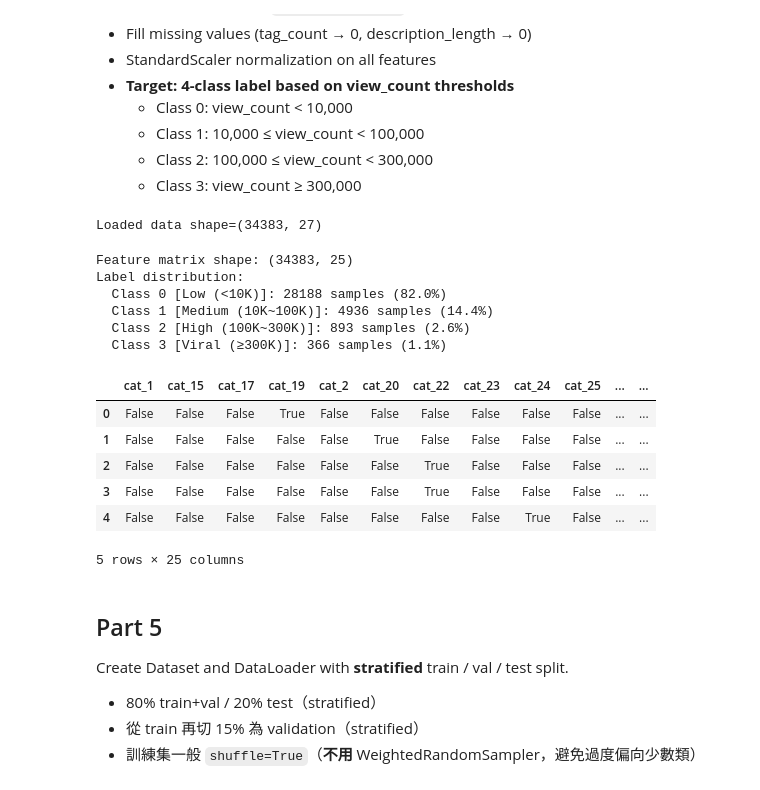
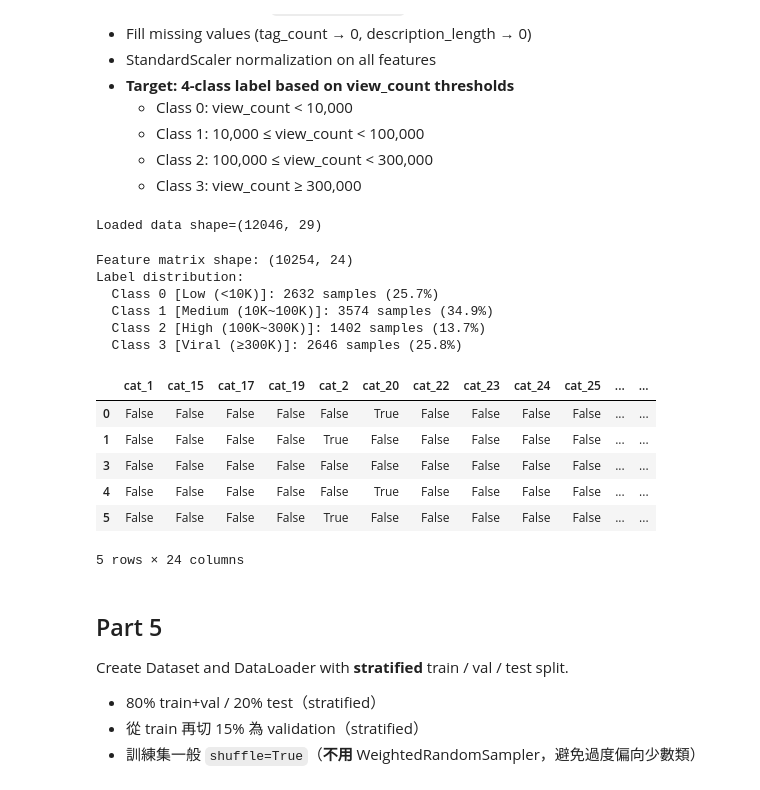
Before and after one commit to yitingCurry/DL_Final_Project, a Jupyter notebook: DL_FINAL_MLP_Classification.ipynb, the cells around one changed output. Cells and saved outputs as stored; diff of their text form; code cells hidden in the pictures.

```diff
--- a/DL_FINAL_MLP_Classification.ipynb
+++ b/DL_FINAL_MLP_Classification.ipynb
@@ -152,22 +154,16 @@ class StandardScaler:
 
 
 # ── 讀取資料 ────────────────────────────────────────────────
-data_dir = 'DL-Final/data'
-files = os.listdir(data_dir)
+# data_dir = 'DL-Final/data'
+# files = os.listdir(data_dir)
 
-csv_files  = [f for f in files if f.endswith('.csv')]
-json_files = [f for f in files if f.endswith('.json')]
-
-if csv_files:
-    df = pd.read_csv(os.path.join(data_dir, csv_files[0]))
-elif json_files:
-    df = pd.read_json(os.path.join(data_dir, json_files[0]))
-else:
-    raise FileNotFoundError('找不到資料檔')
+# 直接載入位於 /content/ 的 tw_youtube_videos.jsonl 檔案
+file_path = '/content/tw_youtube_videos.jsonl'
+df = pd.read_json(file_path, lines=True)
 
 print(f'Loaded data shape={df.shape}')
 # %% [output]
-Loaded data shape=(34383, 27)
+Loaded data shape=(12046, 29)
 # %%
 # ── 特徵工程 ────────────────────────────────────────────────
 
@@ -194,56 +190,55 @@ if 'published_at' in df.columns:
     df_encoded['pub_weekday_sin']  = np.sin(2 * np.pi * df_encoded['pub_weekday'] / 7.0)
     df_encoded['pub_weekday_cos']  = np.cos(2 * np.pi * df_encoded['pub_weekday'] / 7.0)
 
+# 確保數值型欄位為數值，並處理潛在的非數值資料
+for col in ['subscriber_count', 'description_length', 'channel_view_count', 'channel_video_count', 'tags_count']:
+    if col in df_encoded.columns:
+        df_encoded[col] = pd.to_numeric(df_encoded[col], errors='coerce').fillna(0)
+
 # subscriber_count / duration / description 壓縮至 log scale
 df_encoded['subscriber_count']   = np.log1p(df_encoded['subscriber_count'])
 df_encoded['video_duration_sec'] = np.log1p(df_encoded['video_duration_sec'])
 df_encoded['description_length'] = np.log1p(df_encoded['description_length'])
 df_encoded['channel_view_count'] = np.log1p(df_encoded['channel_view_count'])
 df_encoded['channel_video_count'] = np.log1p(df_encoded['channel_video_count'])
 
-df['days_since_published'] = df['published_at'].apply(
-    lambda x: (datetime.now(timezone.utc) -
-               datetime.fromisoformat(str(x).replace('Z','+00:00'))).days
-    if 'T' in str(x) else 0
-)
-df_encoded['days_since_published'] = np.log1p(df['days_since_published'])
 
 # 4. 建立特徵清單 (包含 One-hot 後的欄位)
 CAT_COLS = [col for col in df_encoded.columns if col.startswith('cat_')]
 NUM_COLS = ['subscriber_count', 'video_duration_sec', 'tags_count', 'description_length',
-            'pub_hour_sin', 'pub_hour_cos', 'pub_weekday_sin', 'pub_weekday_cos','days_since_published',
+            'pub_hour_sin', 'pub_hour_cos', 'pub_weekday_sin', 'pub_weekday_cos',
             'channel_view_count','channel_video_count']
 FEATURE_COLS = CAT_COLS + NUM_COLS
 
 X = df_encoded[FEATURE_COLS].values.astype(np.float32)
 input_dim = X.shape[1]
 
 # ── 建立分類標籤 ────────────────────────────────────────────
 view_col = 'view_count' if 'view_count' in df.columns else 'viewCount'
 y = df[view_col].values.astype(np.int64)
 y = np.array([view_count_to_label(v) for v in y], dtype=np.int64)
 
 print(f'Feature matrix shape: {X.shape}')
 print(f'Label distribution:')
 for i, name in enumerate(CLASS_NAMES):
     count = (y == i).sum()
     print(f'  Class {i} [{name}]: {count} samples ({count/len(y)*100:.1f}%)')
 
 display(df_encoded[FEATURE_COLS].head(5))
 # %% [output]
-Feature matrix shape: (34383, 25)
+Feature matrix shape: (10254, 24)
 Label distribution:
-  Class 0 [Low (<10K)]: 28188 samples (82.0%)
-  Class 1 [Medium (10K~100K)]: 4936 samples (14.4%)
-  Class 2 [High (100K~300K)]: 893 samples (2.6%)
-  Class 3 [Viral (≥300K)]: 366 samples (1.1%)
+  Class 0 [Low (<10K)]: 2632 samples (25.7%)
+  Class 1 [Medium (10K~100K)]: 3574 samples (34.9%)
+  Class 2 [High (100K~300K)]: 1402 samples (13.7%)
+  Class 3 [Viral (≥300K)]: 2646 samples (25.8%)
 |  | cat_1 | cat_15 | cat_17 | cat_19 | cat_2 | cat_20 | cat_22 | cat_23 | cat_24 | cat_25 | ... | ... |
-| 0 | False | False | False | True | False | False | False | False | False | False | ... | ... |
-| 1 | False | False | False | False | False | True | False | False | False | False | ... | ... |
-| 2 | False | False | False | False | False | False | True | False | False | False | ... | ... |
-| 3 | False | False | False | False | False | False | True | False | False | False | ... | ... |
-| 4 | False | False | False | False | False | False | False | False | True | False | ... | ... |
+| 0 | False | False | False | False | False | True | False | False | False | False | ... | ... |
+| 1 | False | False | False | False | True | False | False | False | False | False | ... | ... |
+| 3 | False | False | False | False | False | False | False | False | False | False | ... | ... |
+| 4 | False | False | False | False | False | True | False | False | False | False | ... | ... |
+| 5 | False | False | False | False | True | False | False | False | False | False | ... | ... |
-5 rows × 25 columns
+5 rows × 24 columns
 # %% [markdown]
 ## Part 5
 
```
Also changed, not shown: parts of 7 cells of this notebook.
